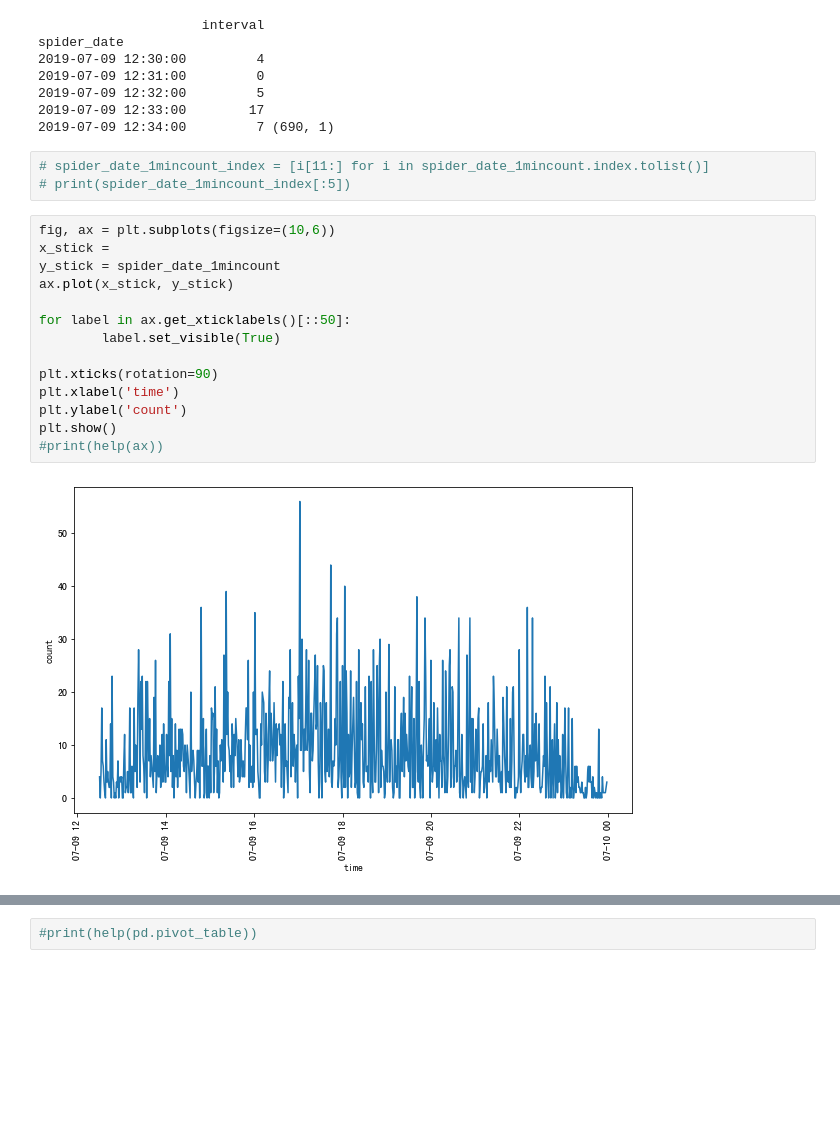
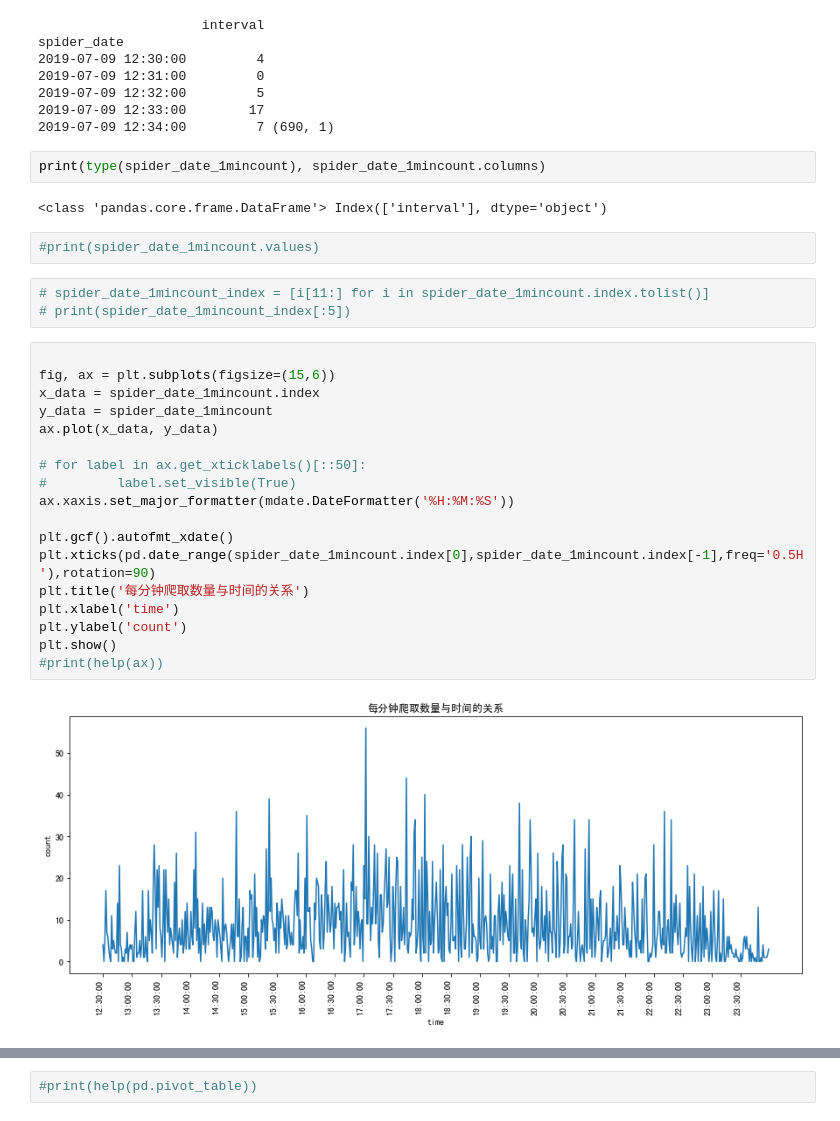
Before and after one commit to AprilJW/python_data_analysis, a Jupyter notebook: 0713/2019-07-11新闻数据分析.ipynb, the cells around one changed output, grey strips where cells are left out. Cells and saved outputs as stored; diff of their text form; blank space fills up the shorter version.

Commit message:
add interval and datetime

```diff
--- a/0713/2019-07-11新闻数据分析.ipynb
+++ b/0713/2019-07-11新闻数据分析.ipynb
@@ -493,22 +496,32 @@ spider_date
 2019-07-09 12:32:00         5
 2019-07-09 12:33:00        17
 2019-07-09 12:34:00         7 (690, 1)
+# %%
+print(type(spider_date_1mincount), spider_date_1mincount.columns)
+# %% [output]
+<class 'pandas.core.frame.DataFrame'> Index(['interval'], dtype='object')
+# %%
+#print(spider_date_1mincount.values)
 # %%
 # spider_date_1mincount_index = [i[11:] for i in spider_date_1mincount.index.tolist()]
 # print(spider_date_1mincount_index[:5])
 # %%
-fig, ax = plt.subplots(figsize=(10,6))
-x_stick =
-y_stick = spider_date_1mincount
-ax.plot(x_stick, y_stick)
 
-for label in ax.get_xticklabels()[::50]:
-        label.set_visible(True)
+fig, ax = plt.subplots(figsize=(15,6))
+x_data = spider_date_1mincount.index
+y_data = spider_date_1mincount
+ax.plot(x_data, y_data)
 
-plt.xticks(rotation=90)
+# for label in ax.get_xticklabels()[::50]:
+#         label.set_visible(True)
+ax.xaxis.set_major_formatter(mdate.DateFormatter('%H:%M:%S'))
+
+plt.gcf().autofmt_xdate()
+plt.xticks(pd.date_range(spider_date_1mincount.index[0],spider_date_1mincount.index[-1],freq='0.5H'),rotation=90)
+plt.title('每分钟爬取数量与时间的关系')
 plt.xlabel('time')
 plt.ylabel('count')
 plt.show()
 #print(help(ax))
 # %% [output]
-[figure, old version]
+[figure, new version]
```
Also changed, not shown: parts of 7 cells of this notebook.
